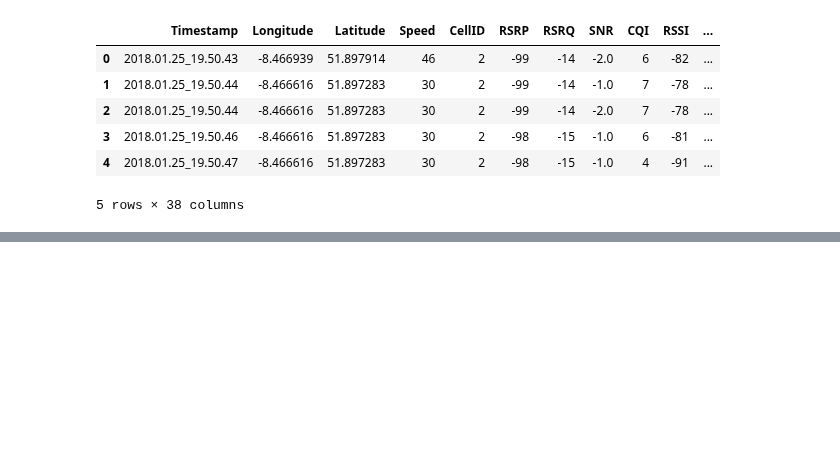
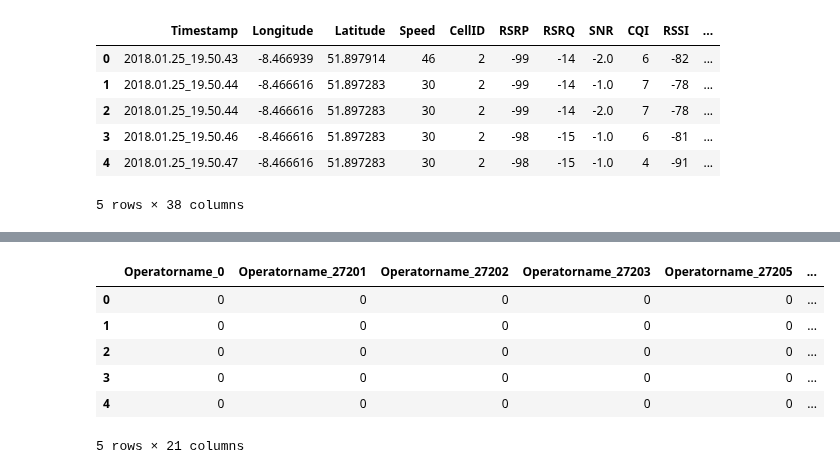
Before and after one commit to mistaherd/my-codeing-journey, a Jupyter notebook: train ai useing Voltedataset.ipynb, the cells around one changed output, grey strips where cells are left out. Saved outputs shown, nothing was run; the diff lists cells and outputs as text; code cells hidden in the pictures; blank space fills up the shorter version.

```diff
--- a/train ai useing Voltedataset.ipynb
+++ b/train ai useing Voltedataset.ipynb
@@ -168,2 +170,7 @@ df.head()
 # %%
 df.to_csv("cleanedLTEdate.csv")
+# %%
+import pandas as pd
+df= pd.read_csv("cleanedLTEdate.csv")
+df.drop(df.columns[0],axis=True,inplace=True)
+df.head()
@@ -169,0 +189,14 @@ df.to_csv("cleanedLTEdate.csv")
+# %%
+added_cols =["Operatorname_0","Operatorname_27201","Operatorname_27202","Operatorname_27203","Operatorname_27205",
+             "Operatorname_A","Operatorname_B","path_bus","path_car","path_pedestrian","path_static","path_train",
+             "State_D","State_I","NetworkMode_EDGE","NetworkMode_GPRS","NetworkMode_HSDPA","NetworkMode_HSPA+",
+             "NetworkMode_HSUPA","NetworkMode_LTE","NetworkMode_UMTS"]
+df[added_cols].head()
+# %% [output]
+|  | Operatorname_0 | Operatorname_27201 | Operatorname_27202 | Operatorname_27203 | Operatorname_27205 | ... |
+| 0 | 0 | 0 | 0 | 0 | 0 | ... |
+| 1 | 0 | 0 | 0 | 0 | 0 | ... |
+| 2 | 0 | 0 | 0 | 0 | 0 | ... |
+| 3 | 0 | 0 | 0 | 0 | 0 | ... |
+| 4 | 0 | 0 | 0 | 0 | 0 | ... |
+5 rows × 21 columns
```
Also changed, not shown: parts of 14 cells of this notebook, 1 other file.
